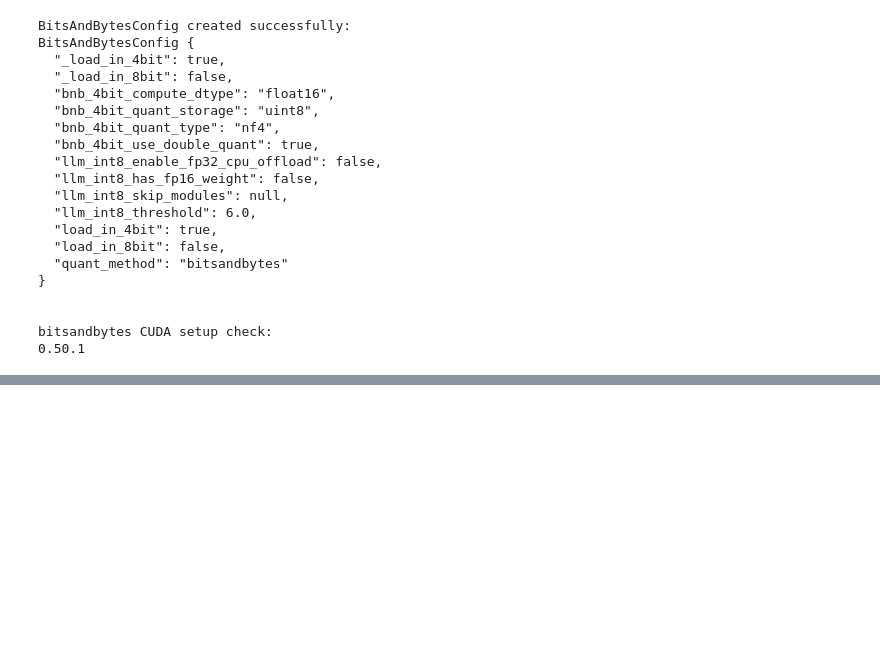
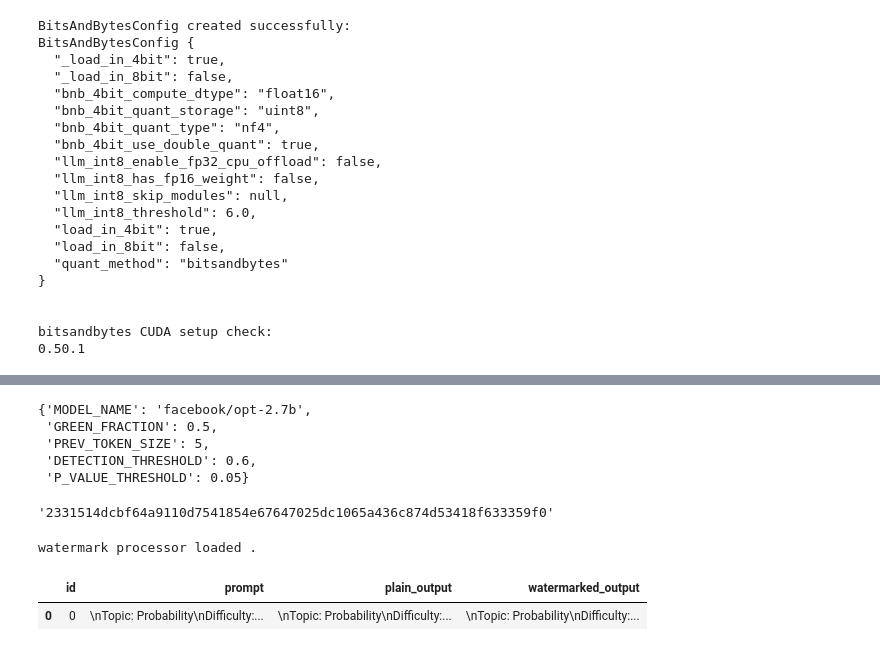
Before and after one commit to pravaspaudel/Dual_watermarking_Scheme, a Jupyter notebook: notebooks/07_test_finetuned.ipynb, the cells around one changed output, grey strips where cells are left out. Drawn from its saved outputs; the diff is of its cells as text; code cells hidden in the pictures; blank space fills up the shorter version.

Commit message:
feat: dual layer

```diff
--- a/notebooks/07_test_finetuned.ipynb
+++ b/notebooks/07_test_finetuned.ipynb
@@ -195,0 +188,57 @@ ValueError: Can't find 'adapter_config.json' at './model/v1'
+# %%
+from src.utils.loadConfig import load_config
+config = load_config("secondLayer")
+
+config
+# %% [output]
+{'MODEL_NAME': 'facebook/opt-2.7b',
+ 'GREEN_FRACTION': 0.5,
+ 'PREV_TOKEN_SIZE': 5,
+ 'DETECTION_THRESHOLD': 0.6,
+ 'P_VALUE_THRESHOLD': 0.05}
+# %%
+from src.utils.key_manager import generate_key
+
+key = generate_key()
+key
+# %% [output]
+'2331514dcbf64a9110d7541854e67647025dc1065a436c874d53418f633359f0'
+# %%
+from src.watermark.second_layer import PrivateWatermarkProcessor
+
+processor = PrivateWatermarkProcessor(
+    key=key,
+    vocab_size=len(tokenizer),
+    green_fraction=config["GREEN_FRACTION"],
+    delta_private=0.7,
+    prev_token_size=config["PREV_TOKEN_SIZE"]
+)
+
+print("watermark processor loaded .")
+# %% [output]
+watermark processor loaded .
+# %%
+from src.watermark.second_layer import generation_pipeline
+
+prompt = """
+Topic: Probability
+Difficulty: Hard
+Question:
+"""
+
+
+results = generation_pipeline(
+    prompts=[prompt],
+    model=model,
+    tokenizer=tokenizer,
+    processors=[processor],
+    max_new_tokens=200,
+    do_sample=True,
+    temperature=0.7,
+    top_p=0.9,
+)
+# %%
+results
+# %% [output]
+|  | id | prompt | plain_output | watermarked_output |
+| 0 | 0 | \nTopic: Probability\nDifficulty:... | \nTopic: Probability\nDifficulty:... | \nTopic: Probability\nDifficulty:... |
```
Also changed, not shown: parts of 12 cells of this notebook, 5 other files.
